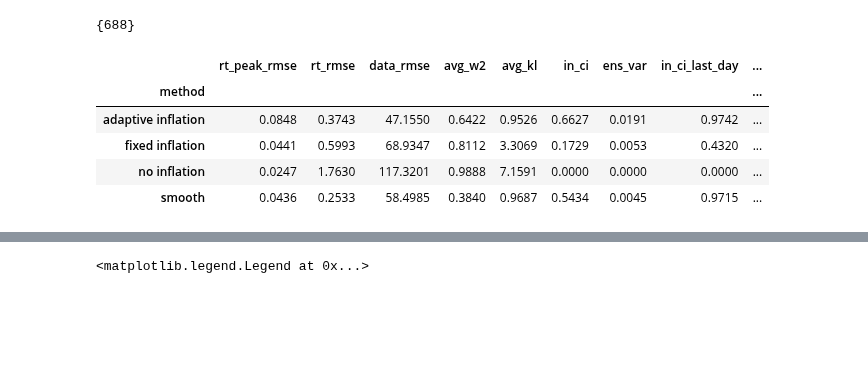
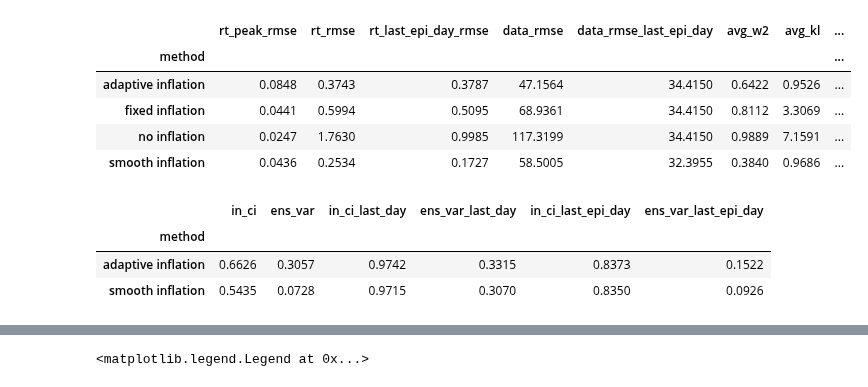
Before and after one commit to hwunrow/epykalman, a Jupyter notebook: src/epyfilter/c2b2/Untitled.ipynb, the cells around one changed output, grey strips where cells are left out. Drawn from its saved outputs; the diff is of its cells as text; code cells hidden in the pictures; blank space fills up the shorter version.

```diff
--- a/src/epyfilter/c2b2/Untitled.ipynb
+++ b/src/epyfilter/c2b2/Untitled.ipynb
@@ -49,4 +17,4 @@ epiestim_metrics_df[epiestim_metrics_df.param == '62711']
 # %%
-set(pd.read_csv('good_param_list.csv')['param']) - set(int(p) for p in epiestim_metrics_df['param'].unique())
+# dir = "/ifs/scratch/jls106_gp/nhw2114/data/20231025_synthetic_data"
+# files = glob.glob(dir + '/*esrs_metrics*.csv')
+# print(len(files))
-# %% [output]
-{688}
@@ -53,13 +33,27 @@ set(pd.read_csv('good_param_list.csv')['param']) - set(int(p) for p in epiestim_
 # %%
-eakf_metrics_df[["method", 'rt_peak_rmse', 'rt_rmse', 'data_rmse', 'avg_w2', 'avg_kl',
-                 'in_ci', 'ens_var', 'in_ci_last_day', 'ens_var_last_day']].groupby("method").mean().round(4)
+# eakf_metrics_df[["method", 'rt_peak_rmse', 'rt_rmse', 'data_rmse', 'avg_w2', 'avg_kl',
+#                  'in_ci', 'ens_var', 'in_ci_last_day', 'ens_var_last_day']].groupby("method").mean().round(4)
-# %% [output]
-|  | rt_peak_rmse | rt_rmse | data_rmse | avg_w2 | avg_kl | in_ci | ens_var | in_ci_last_day | ... |
-| method |  |  |  |  |  |  |  |  | ... |
-| adaptive inflation | 0.0848 | 0.3743 | 47.1550 | 0.6422 | 0.9526 | 0.6627 | 0.0191 | 0.9742 | ... |
-| fixed inflation | 0.0441 | 0.5993 | 68.9347 | 0.8112 | 3.3069 | 0.1729 | 0.0053 | 0.4320 | ... |
-| no inflation | 0.0247 | 1.7630 | 117.3201 | 0.9888 | 7.1591 | 0.0000 | 0.0000 | 0.0000 | ... |
-| smooth | 0.0436 | 0.2533 | 58.4985 | 0.3840 | 0.9687 | 0.5434 | 0.0045 | 0.9715 | ... |
+# %%
+eakf_metrics_badinciks_df[['method', 'rt_peak_rmse', 'rt_rmse', 'rt_last_epi_day_rmse',
+       'data_rmse', 'data_rmse_last_epi_day', 'avg_w2', 'avg_kl',
+       'avg_w2_last_epi_day', 'avg_kl_last_epi_day', 'in_ci', 'ens_var',
+       'in_ci_last_day', 'ens_var_last_day', 'in_ci_last_epi_day',
+       'ens_var_last_epi_day']].groupby('method').mean().round(4)
+# %% [output]
+|  | rt_peak_rmse | rt_rmse | rt_last_epi_day_rmse | data_rmse | data_rmse_last_epi_day | avg_w2 | avg_kl | ... |
+| method |  |  |  |  |  |  |  | ... |
+| adaptive inflation | 0.0848 | 0.3743 | 0.3787 | 47.1564 | 34.4150 | 0.6422 | 0.9526 | ... |
+| fixed inflation | 0.0441 | 0.5994 | 0.5095 | 68.9361 | 34.4150 | 0.8112 | 3.3069 | ... |
+| no inflation | 0.0247 | 1.7630 | 0.9985 | 117.3199 | 34.4150 | 0.9889 | 7.1591 | ... |
+| smooth inflation | 0.0436 | 0.2534 | 0.1727 | 58.5005 | 32.3955 | 0.3840 | 0.9686 | ... |
+# %%
+esrs_metrics_df[['method', 'in_ci', 'ens_var', 'in_ci_last_day', 'ens_var_last_day',
+       'in_ci_last_epi_day', 'ens_var_last_epi_day']].groupby('method').mean().round(4)
+# %% [output]
+|  | in_ci | ens_var | in_ci_last_day | ens_var_last_day | in_ci_last_epi_day | ens_var_last_epi_day |
+| method |  |  |  |  |  |  |
+| adaptive inflation | 0.6626 | 0.3057 | 0.9742 | 0.3315 | 0.8373 | 0.1522 |
+| smooth inflation | 0.5435 | 0.0728 | 0.9715 | 0.3070 | 0.8350 | 0.0926 |
 # %%
 epiestim_metrics_df[['window', 'rt_peak_rmse', 'rt_rmse', 'rt_last_epi_day_rmse',
        'data_rmse', 'data_rmse_last_epi_day', 'avg_w2', 'avg_kl',
```
Also changed, not shown: parts of 13 cells of this notebook.
